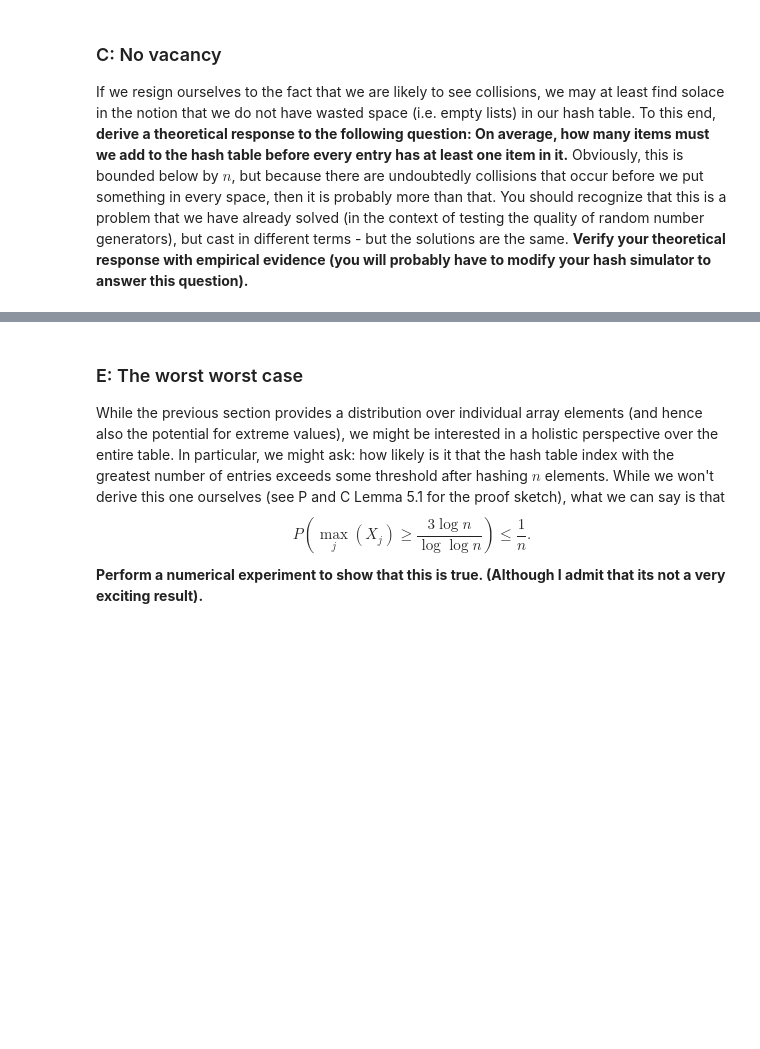
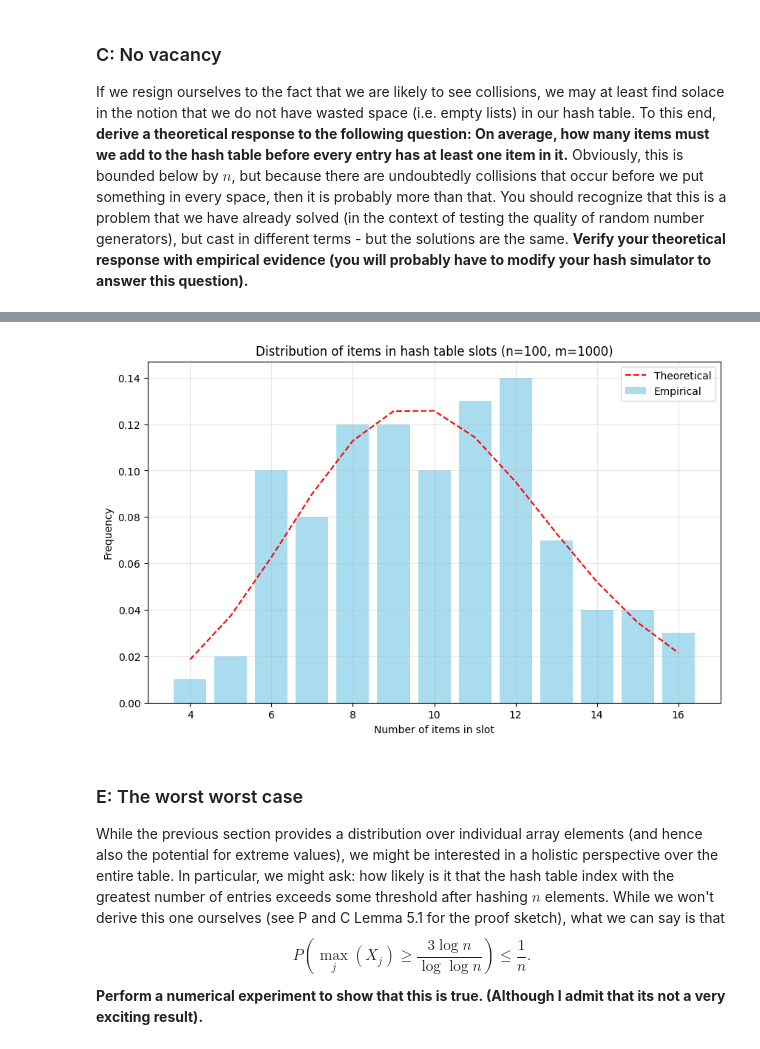
Before and after one commit to cake-dev/InfoRandoClass, a Jupyter notebook: computing_assignment_2_hashes.ipynb, the cells around one changed output, grey strips where cells are left out. Drawn from its saved outputs; the diff is of its cells as text; code cells hidden in the pictures; blank space fills up the shorter version.

```diff
--- a/computing_assignment_2_hashes.ipynb
+++ b/computing_assignment_2_hashes.ipynb
@@ -202,3 +184,34 @@ As before, **provide empirical evidence supporting your derived quantity based o
+# %%
+import scipy.stats
+
+def theoretical_dist_items(m, n, k):
+    return scipy.stats.binom.pmf(k, m, 1/n)
+
+# create a table
+n = 100
+m = 1000
+table = populate_hash_table(n, m)
+
+def plot_bar_vs_theoretical(table, n):
+    # get the unique counts of items in the table
+    unique, counts = np.unique(table, return_counts=True)
+
+    # calculate the theoretical values
+    theoretical = [theoretical_dist_items(m, n, k) for k in unique]
+
+    plt.figure(figsize=(10, 6))
+    plt.bar(unique, counts/np.sum(counts), alpha=0.7, color='skyblue', label='Empirical')
+    plt.plot(unique, theoretical, 'r--', label='Theoretical')
+    plt.xlabel('Number of items in slot')
+    plt.ylabel('Frequency')
+    plt.title(f'Distribution of items in hash table slots (n={n}, m={m})')
+    plt.legend()
+    plt.grid(True, alpha=0.3)
+    plt.show()
+
+plot_bar_vs_theoretical(table, n)
+# %% [output]
+[figure, added]
 # %% [markdown]
 ### E: The worst worst case
 While the previous section provides a distribution over individual array elements (and hence also the potential for extreme values), we might be interested in a holistic perspective over the entire table.  In particular, we might ask: how likely is it that the hash table index with the greatest number of entries exceeds some threshold after hashing $n$ elements.  While we won't derive this one ourselves (see P and C Lemma 5.1 for the proof sketch), what we can say is that
```
Also changed, not shown: parts of 6 cells of this notebook, 1 other file.
